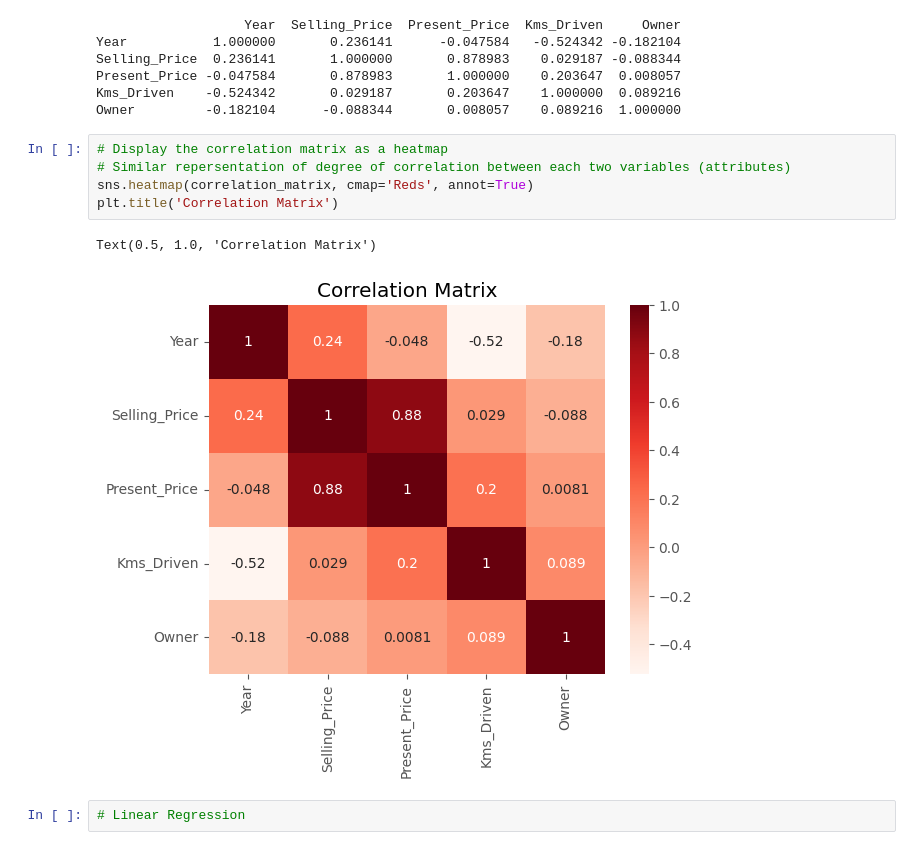
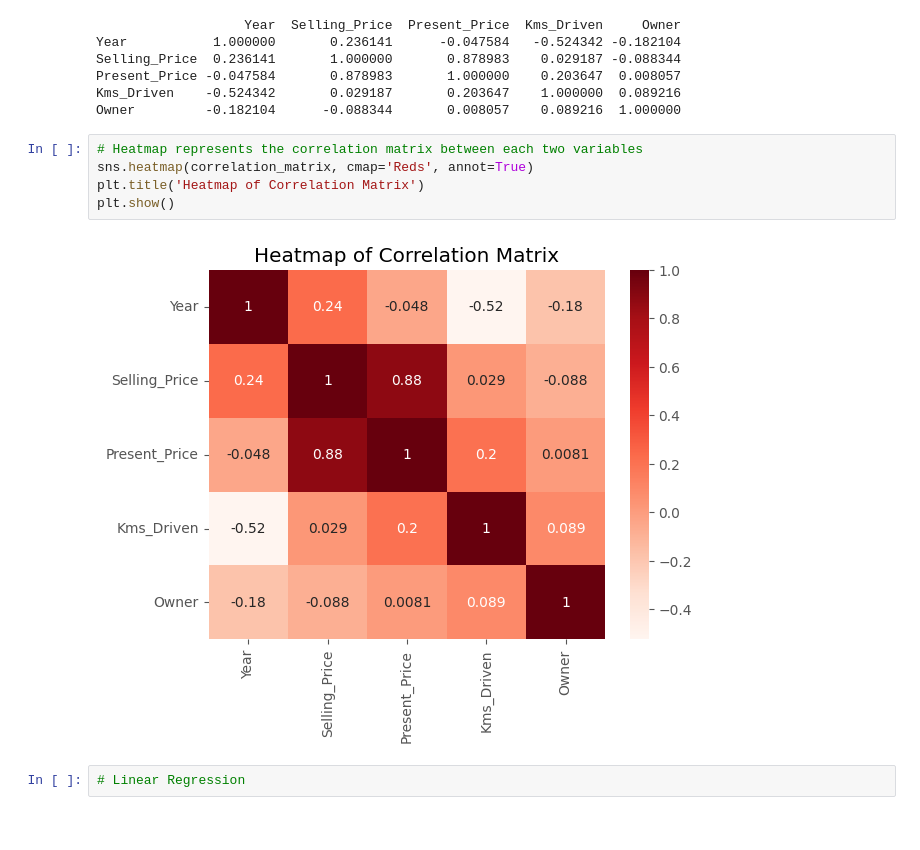
Before and after one commit to Abadi-kfupm/cars_data, a Jupyter notebook: EM502Project.ipynb, the cells around one changed output. Cells and saved outputs as stored; diff of their text form.

```diff
--- a/EM502Project.ipynb
+++ b/EM502Project.ipynb
@@ -262,13 +294,12 @@ Present_Price -0.047584       0.878983       1.000000    0.203647  0.008057
 Kms_Driven    -0.524342       0.029187       0.203647    1.000000  0.089216
 Owner         -0.182104      -0.088344       0.008057    0.089216  1.000000
 # %%
-# Display the correlation matrix as a heatmap
-# Similar repersentation of degree of correlation between each two variables (attributes)
+# Heatmap represents the correlation matrix between each two variables
 sns.heatmap(correlation_matrix, cmap='Reds', annot=True)
-plt.title('Correlation Matrix')
+plt.title('Heatmap of Correlation Matrix')
+plt.show()
 # %% [output]
-Text(0.5, 1.0, 'Correlation Matrix')
-[figure, old version]
+[figure, new version]
 # %%
 # Linear Regression
 # %%
```
Also changed, not shown: parts of 47 cells of this notebook.
